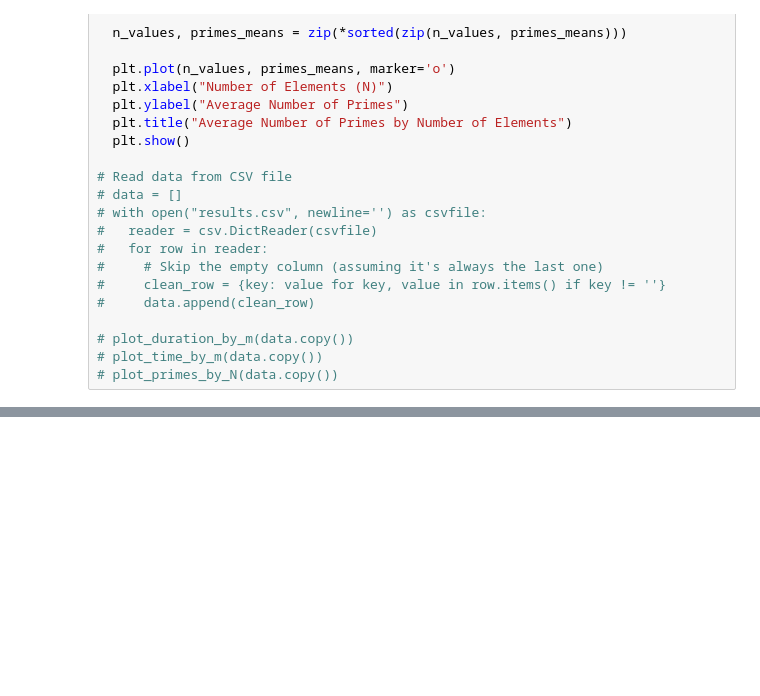
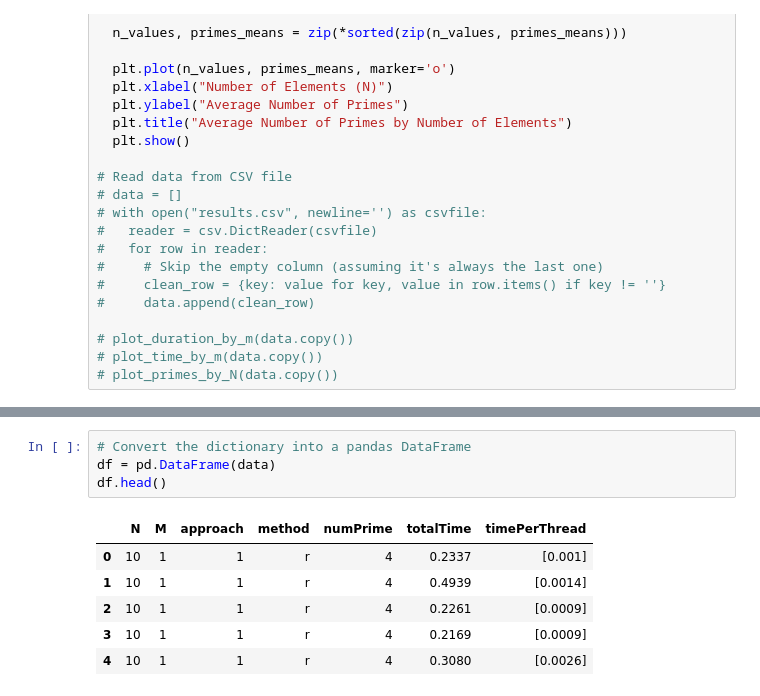
Before and after one commit to AlmirFonseca/computacao_escalavel, a Jupyter notebook: Tarefa 2/relatorio.ipynb, the cells around one changed output, grey strips where cells are left out. Saved outputs shown, nothing was run; the diff lists cells and outputs as text; blank space fills up the shorter version.

Commit message:
Convert the dictionary into a dataframe

```diff
--- a/Tarefa 2/relatorio.ipynb
+++ b/Tarefa 2/relatorio.ipynb
@@ -125,0 +129,11 @@ plot_duration_by_m(data.copy())
+# %%
+# Convert the dictionary into a pandas DataFrame
+df = pd.DataFrame(data)
+df.head()
+# %% [output]
+|  | N | M | approach | method | numPrime | totalTime | timePerThread |
+| 0 | 10 | 1 | 1 | r | 4 | 0.2337 | [0.001] |
+| 1 | 10 | 1 | 1 | r | 4 | 0.4939 | [0.0014] |
+| 2 | 10 | 1 | 1 | r | 4 | 0.2261 | [0.0009] |
+| 3 | 10 | 1 | 1 | r | 4 | 0.2169 | [0.0009] |
+| 4 | 10 | 1 | 1 | r | 4 | 0.3080 | [0.0026] |
```
Also changed, not shown: parts of 4 cells of this notebook.
